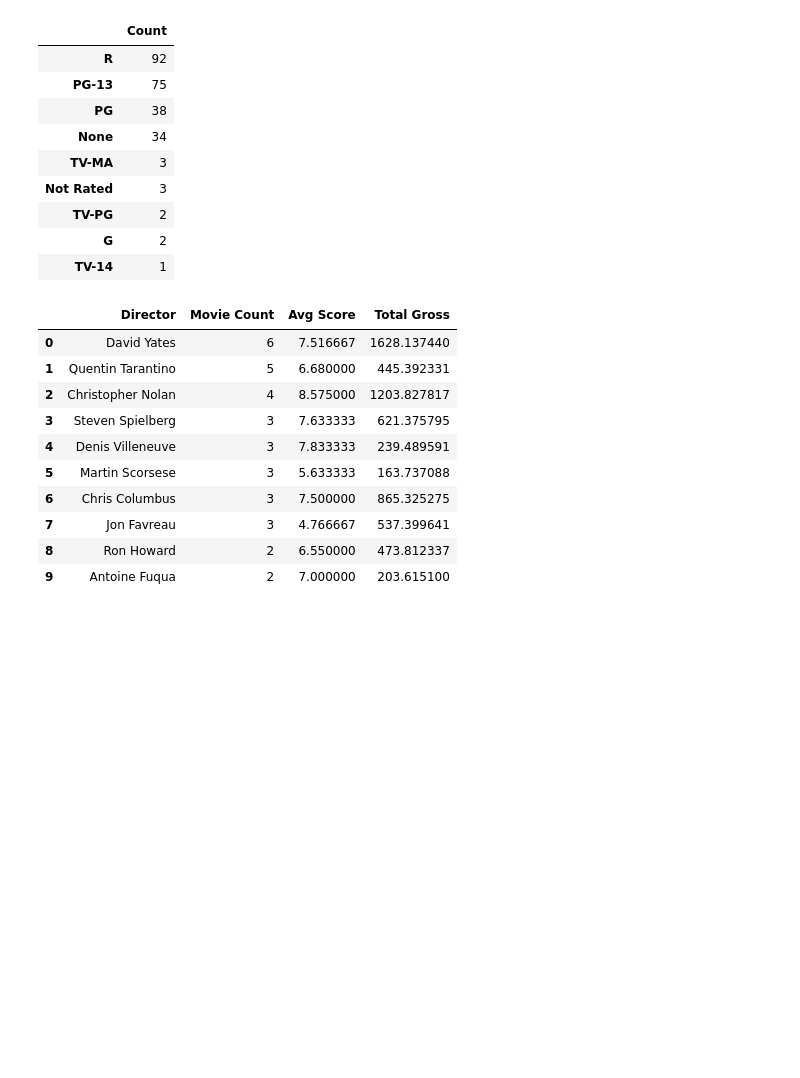
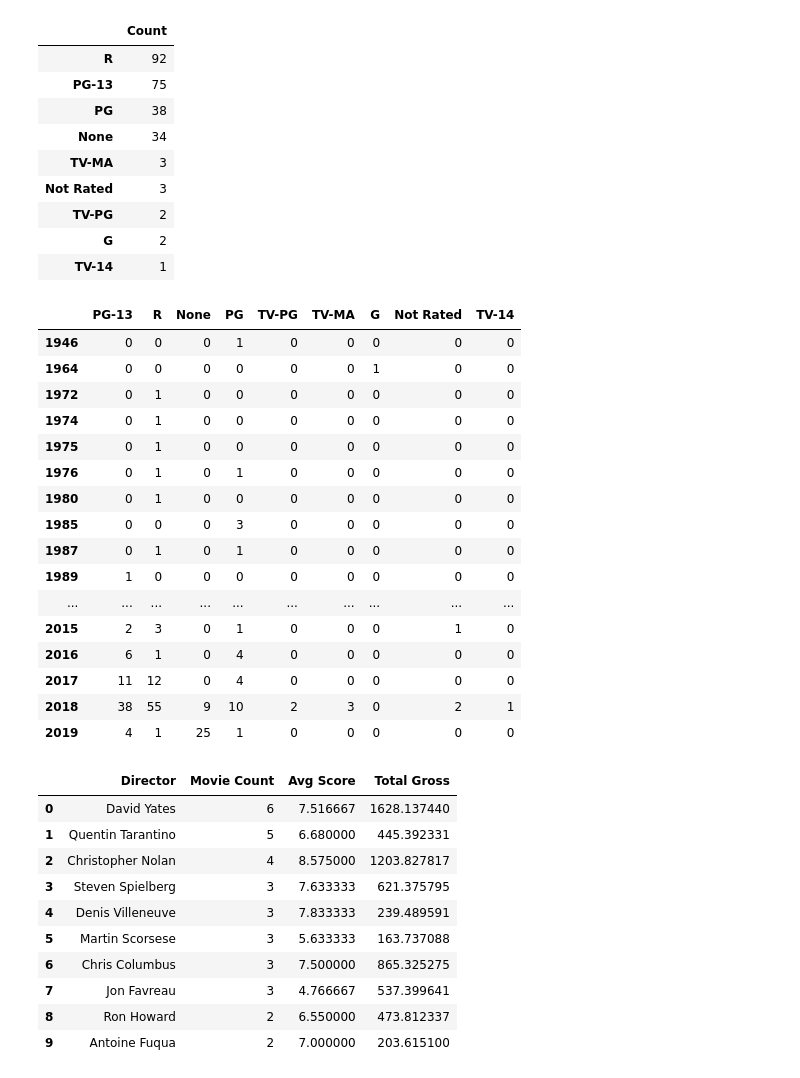
Before and after one commit to qh2197/XueBa-tools-project, a Jupyter notebook: Xueba Project.ipynb, the cells around one changed output. Drawn from its saved outputs; the diff is of its cells as text; code cells hidden in the pictures; blank space fills up the shorter version.

Commit message:
level of year csv

```diff
--- a/Xueba Project.ipynb
+++ b/Xueba Project.ipynb
@@ -262,16 +262,36 @@ Dataframe.Level.value_counts().to_frame(name = 'Count')
 # %%
 yearList = sorted(Dataframe.Year.unique().tolist())
 
 def getLevelbyYear(Restrict_List, yearList, yearDf):
     dictionary = {}
     for movies_R_Level in Restrict_List:
         dictionary[movies_R_Level] = []
         for movies_ReleaseYear in yearList:
             currentDf = yearDf[yearDf.Year == movies_ReleaseYear]
             count = len(currentDf[currentDf.Level == movies_R_Level])
             dictionary[movies_R_Level].append(count)
     Dataframe = pd.DataFrame(dictionary, index = yearList)
     return Dataframe
+Level_yearDf = getLevelbyYear(Restrict_List, yearList[1:], Dataframe)
+Level_yearDf
+# %% [output]
+|  | PG-13 | R | None | PG | TV-PG | TV-MA | G | Not Rated | TV-14 |
+| 1946 | 0 | 0 | 0 | 1 | 0 | 0 | 0 | 0 | 0 |
+| 1964 | 0 | 0 | 0 | 0 | 0 | 0 | 1 | 0 | 0 |
+| 1972 | 0 | 1 | 0 | 0 | 0 | 0 | 0 | 0 | 0 |
+| 1974 | 0 | 1 | 0 | 0 | 0 | 0 | 0 | 0 | 0 |
+| 1975 | 0 | 1 | 0 | 0 | 0 | 0 | 0 | 0 | 0 |
+| 1976 | 0 | 1 | 0 | 1 | 0 | 0 | 0 | 0 | 0 |
+| 1980 | 0 | 1 | 0 | 0 | 0 | 0 | 0 | 0 | 0 |
+| 1985 | 0 | 0 | 0 | 3 | 0 | 0 | 0 | 0 | 0 |
+| 1987 | 0 | 1 | 0 | 1 | 0 | 0 | 0 | 0 | 0 |
+| 1989 | 1 | 0 | 0 | 0 | 0 | 0 | 0 | 0 | 0 |
+| ... | ... | ... | ... | ... | ... | ... | ... | ... | ... |
+| 2015 | 2 | 3 | 0 | 1 | 0 | 0 | 0 | 1 | 0 |
+| 2016 | 6 | 1 | 0 | 4 | 0 | 0 | 0 | 0 | 0 |
+| 2017 | 11 | 12 | 0 | 4 | 0 | 0 | 0 | 0 | 0 |
+| 2018 | 38 | 55 | 9 | 10 | 2 | 3 | 0 | 2 | 1 |
+| 2019 | 4 | 1 | 25 | 1 | 0 | 0 | 0 | 0 | 0 |
 # %%
 top_Director = Dataframe.Director.value_counts()[:10].index.tolist()
 directorMovieCount = Dataframe.Director.value_counts()[:10].tolist()
```
